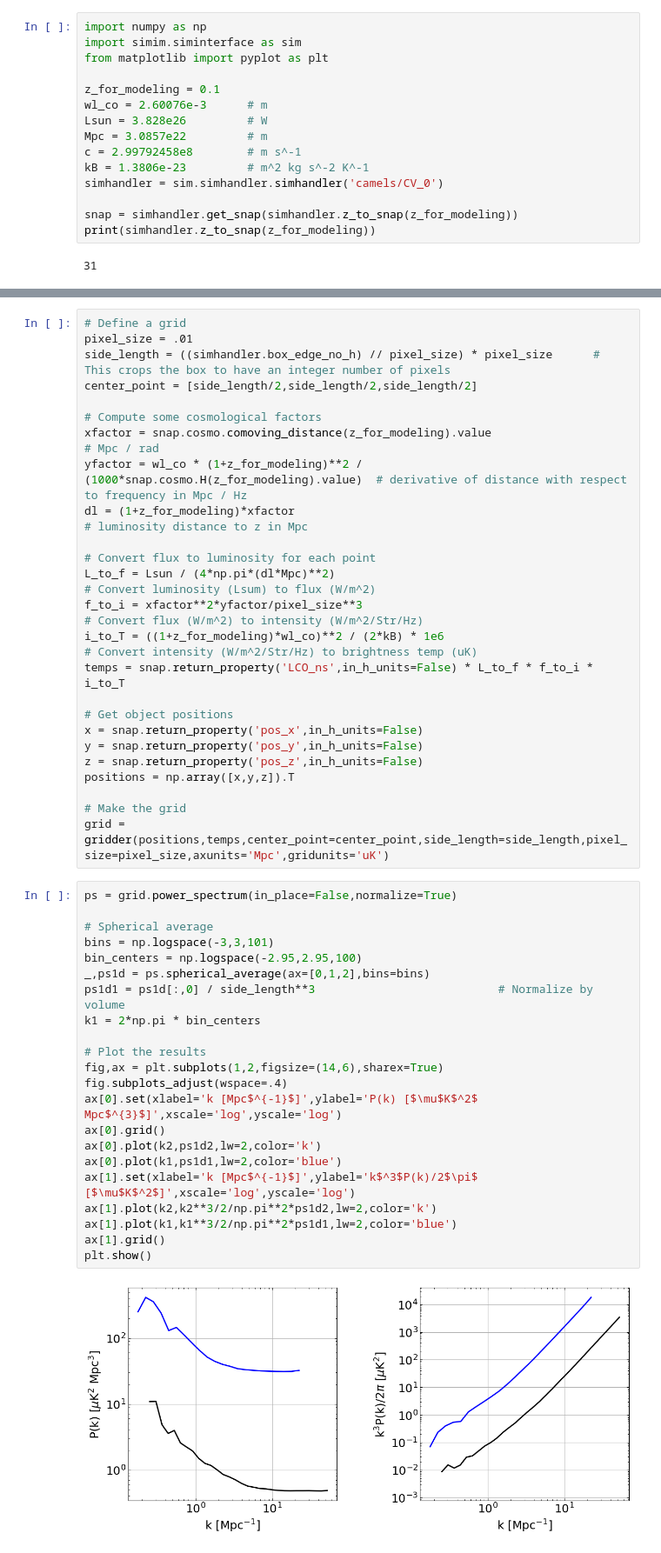
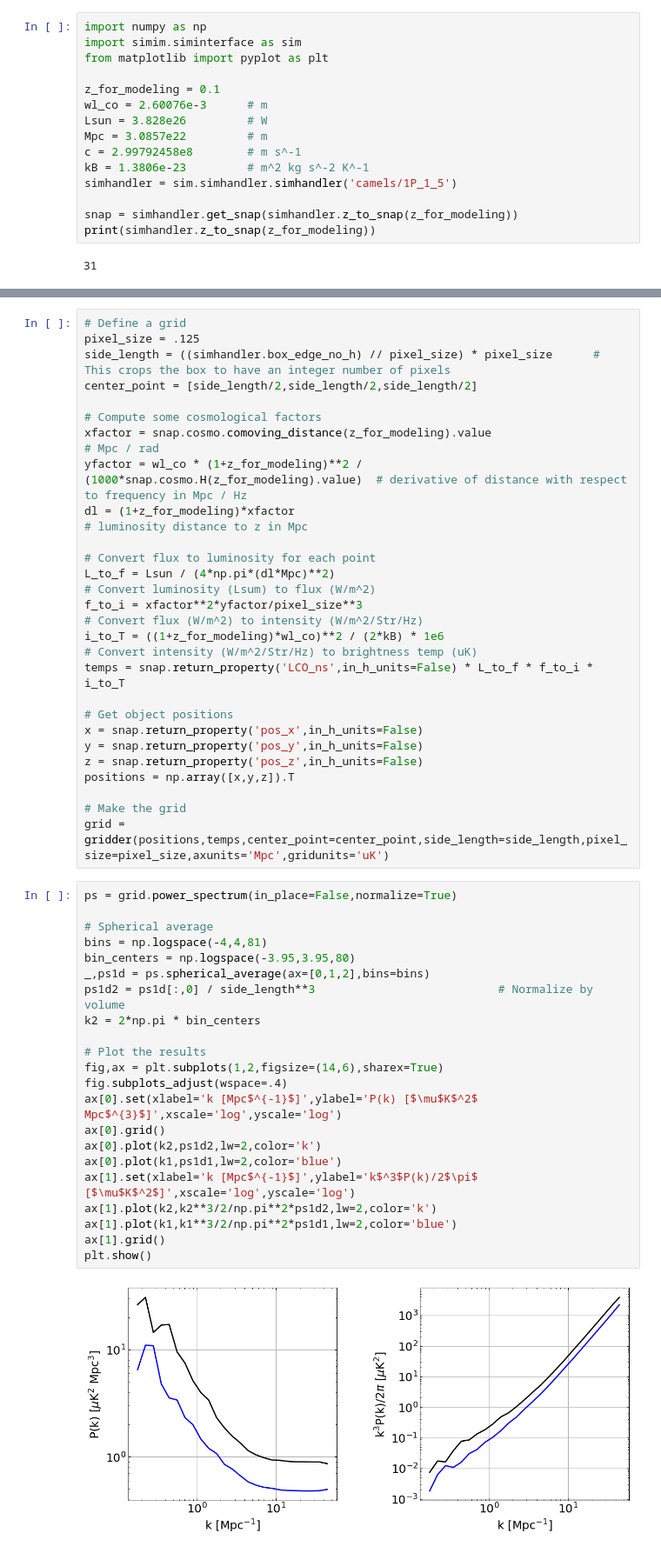
Before and after one commit to shubhagrawal30/CosmoIM, a Jupyter notebook: notebooks/power_spectra.ipynb, the cells around one changed output, grey strips where cells are left out. Shown at 87% size. Cells and saved outputs as stored; diff of their text form.

```diff
--- a/notebooks/power_spectra.ipynb
+++ b/notebooks/power_spectra.ipynb
@@ -9,7 +9,7 @@ Lsun = 3.828e26         # W
 Mpc = 3.0857e22         # m
 c = 2.99792458e8        # m s^-1
 kB = 1.3806e-23         # m^2 kg s^-2 K^-1
-simhandler = sim.simhandler.simhandler('camels/CV_0')
+simhandler = sim.simhandler.simhandler('camels/1P_1_5')
 
 snap = simhandler.get_snap(simhandler.z_to_snap(z_for_modeling))
 print(simhandler.z_to_snap(z_for_modeling))
@@ -27,6 +25,6 @@ ValueError: Property sfr_behroozi already exists
 # %%
 # Define a grid
-pixel_size = .01
+pixel_size = .125
 side_length = ((simhandler.box_edge_no_h) // pixel_size) * pixel_size      # This crops the box to have an integer number of pixels
 center_point = [side_length/2,side_length/2,side_length/2]
 
@@ -52,24 +50,24 @@ grid = gridder(positions,temps,center_point=center_point,side_length=side_length
 # %%
 ps = grid.power_spectrum(in_place=False,normalize=True)
 
 # Spherical average
-bins = np.logspace(-3,3,101)
-bin_centers = np.logspace(-2.95,2.95,100)
+bins = np.logspace(-4,4,81)
+bin_centers = np.logspace(-3.95,3.95,80)
 _,ps1d = ps.spherical_average(ax=[0,1,2],bins=bins)
-ps1d1 = ps1d[:,0] / side_length**3                           # Normalize by volume
-k1 = 2*np.pi * bin_centers
+ps1d2 = ps1d[:,0] / side_length**3                           # Normalize by volume
+k2 = 2*np.pi * bin_centers
 
 # Plot the results
 fig,ax = plt.subplots(1,2,figsize=(14,6),sharex=True)
 fig.subplots_adjust(wspace=.4)
 ax[0].set(xlabel='k [Mpc$^{-1}$]',ylabel='P(k) [$\mu$K$^2$ Mpc$^{3}$]',xscale='log',yscale='log')
 ax[0].grid()
 ax[0].plot(k2,ps1d2,lw=2,color='k')
 ax[0].plot(k1,ps1d1,lw=2,color='blue')
 ax[1].set(xlabel='k [Mpc$^{-1}$]',ylabel='k$^3$P(k)/2$\pi$ [$\mu$K$^2$]',xscale='log',yscale='log')
 ax[1].plot(k2,k2**3/2/np.pi**2*ps1d2,lw=2,color='k')
 ax[1].plot(k1,k1**3/2/np.pi**2*ps1d1,lw=2,color='blue')
 ax[1].grid()
 plt.show()
 # %% [output]
-[figure, old version]
+[figure, new version]
```
Also changed, not shown: parts of 1 cell of this notebook.
